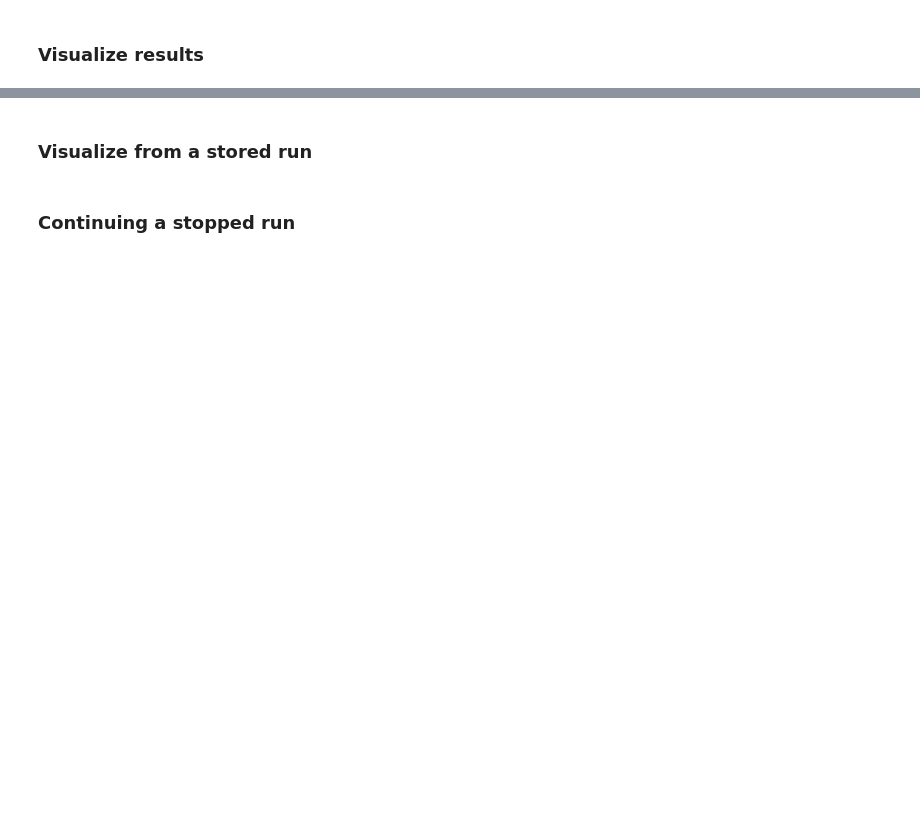
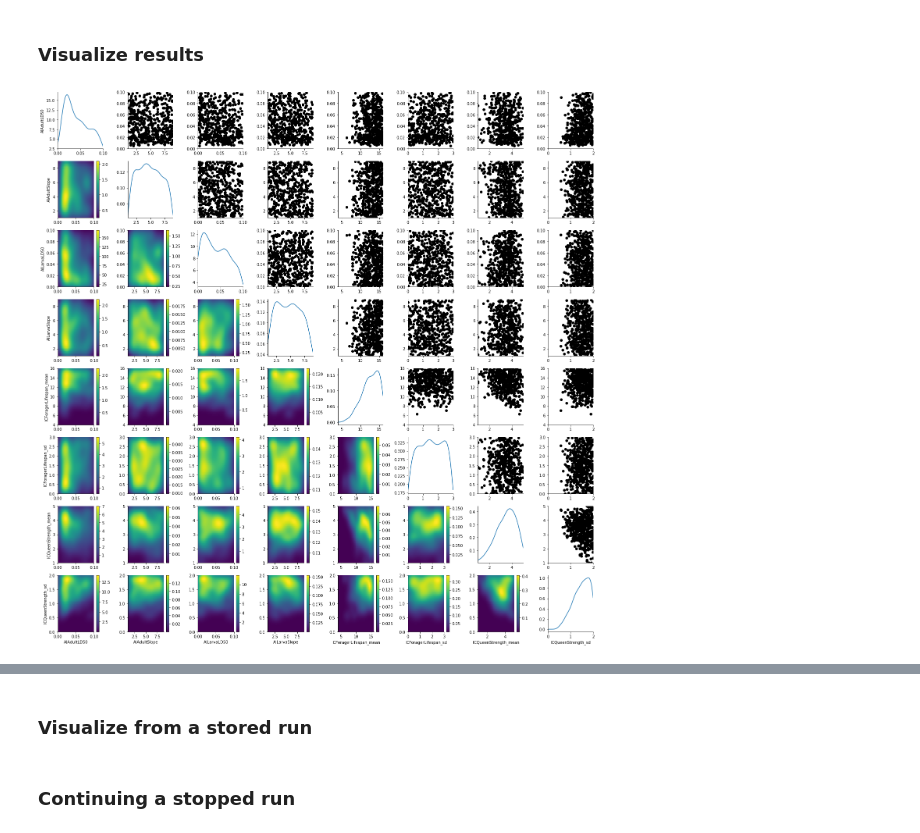
Before and after one commit to JeffreyMinucci/bee_neonic_abc, a Jupyter notebook: pyabc_run.ipynb, the cells around one changed output, grey strips where cells are left out. Saved outputs shown, nothing was run; the diff lists cells and outputs as text; code cells hidden in the pictures; blank space fills up the shorter version.

```diff
--- a/pyabc_run.ipynb
+++ b/pyabc_run.ipynb
@@ -94,8 +133,10 @@ history.total_nr_simulations
 # %% [markdown]
 ### Visualize results
 # %%
-df, w = history.get_distribution(m=0, t=10)
+df, w = history.get_distribution(m=0, t=history.max_t)
 plot_kde_matrix(df, w, limits=limits);
+# %% [output]
+[figure, added]
 # %%
 variable = 'AIAdultLD50'
 fig, ax = plt.subplots()
```
Also changed, not shown: parts of 13 cells of this notebook.
